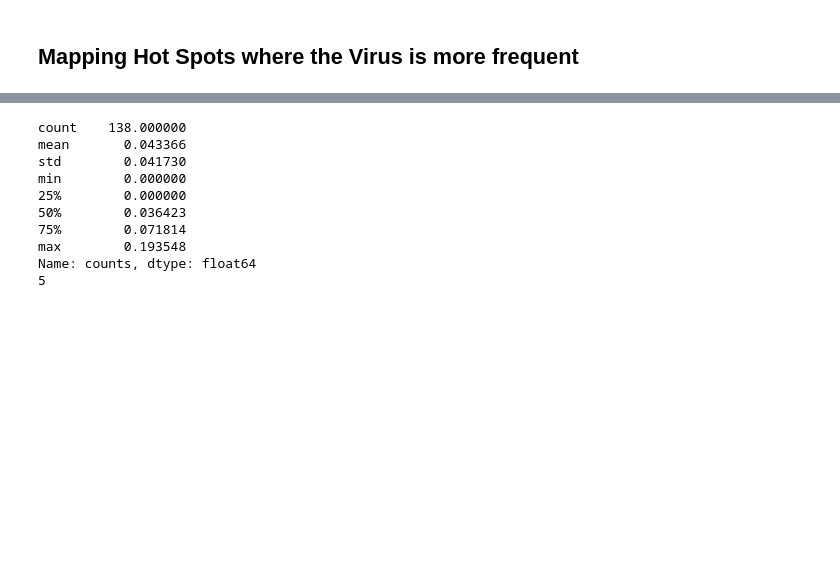
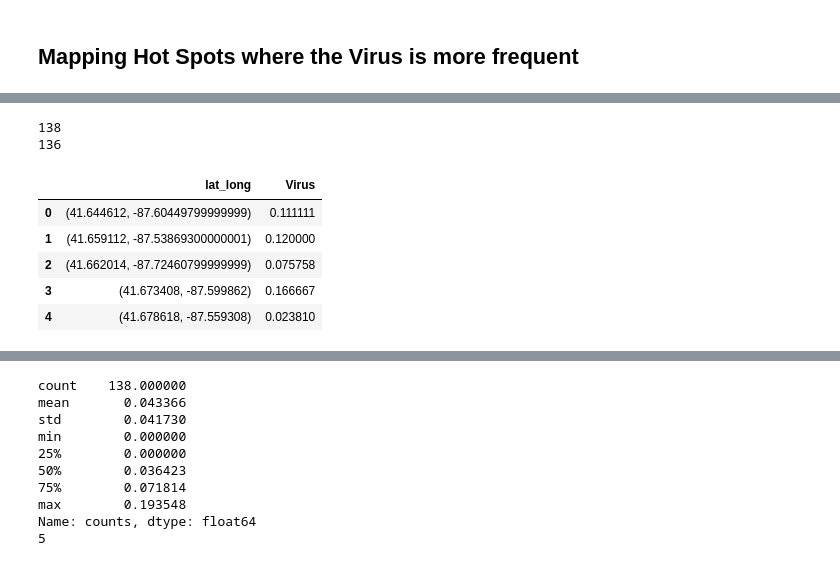
Before and after one commit to austinlasseter/West_Nile_Virus_032108, a Jupyter notebook: Austin/01 - Trap Readings Training Set.ipynb, the cells around one changed output, grey strips where cells are left out. Drawn from its saved outputs; the diff is of its cells as text; code cells hidden in the pictures; blank space fills up the shorter version.

```diff
--- a/Austin/01 - Trap Readings Training Set.ipynb
+++ b/Austin/01 - Trap Readings Training Set.ipynb
@@ -217,0 +218,10 @@ print(readings['Trap'].nunique()) # But there are only 136 unique traps. Doesn't
+# %%
+# First we need to group the trap readings so we get a more accurate basis for how often the virus is present.
+# Note that we are collapsing TWO variables here: trap readings with plus-50 mosquitos, and with multiple species.
+shortlist=readings.drop(['Address', 'Species', 'Block', 'Street', 'AddressNumberAndStreet',
+                         'Latitude', 'Longitude', 'AddressAccuracy','NumMosquitos', 'Month',
+                        'Year', 'DayRunner', 'ALTER','PIPIENS', 'PIPIENS-RESTUANS', 'RESTUANS'], axis=1)
+max_virus=shortlist.groupby(['Date','Trap']).max().reset_index()
+print(max_virus.shape)
+print(readings.shape) # This shows we've reduced our dataset by about 50%.
+max_virus.head(2)
@@ -218,3 +234,18 @@ print(readings['Trap'].nunique()) # But there are only 136 unique traps. Doesn't
+# %%
+# How many of all the lat-long combinations have ever tested positive for the virus?
+latlongs=max_virus.groupby('lat_long').mean().reset_index()
+print(len(latlongs)) # There are 138 unique lat/longs.
+print(max_virus['Trap'].nunique()) # But there are only 136 unique traps. Doesn't matter: not using this var directly.
+latlongs.head()
+# %% [output]
+138
+136
+|  | lat_long | Virus |
+| 0 | (41.644612, -87.60449799999999) | 0.111111 |
+| 1 | (41.659112, -87.53869300000001) | 0.120000 |
+| 2 | (41.662014, -87.72460799999999) | 0.075758 |
+| 3 | (41.673408, -87.599862) | 0.166667 |
+| 4 | (41.678618, -87.559308) | 0.023810 |
 # %%
 # Certain lat-longs have the virus more frequently. That's useful!
 hotspots = latlongs['Virus'].rename_axis('lat-long').reset_index(name='counts')
```
Also changed, not shown: parts of 8 cells of this notebook, 8 other files.
